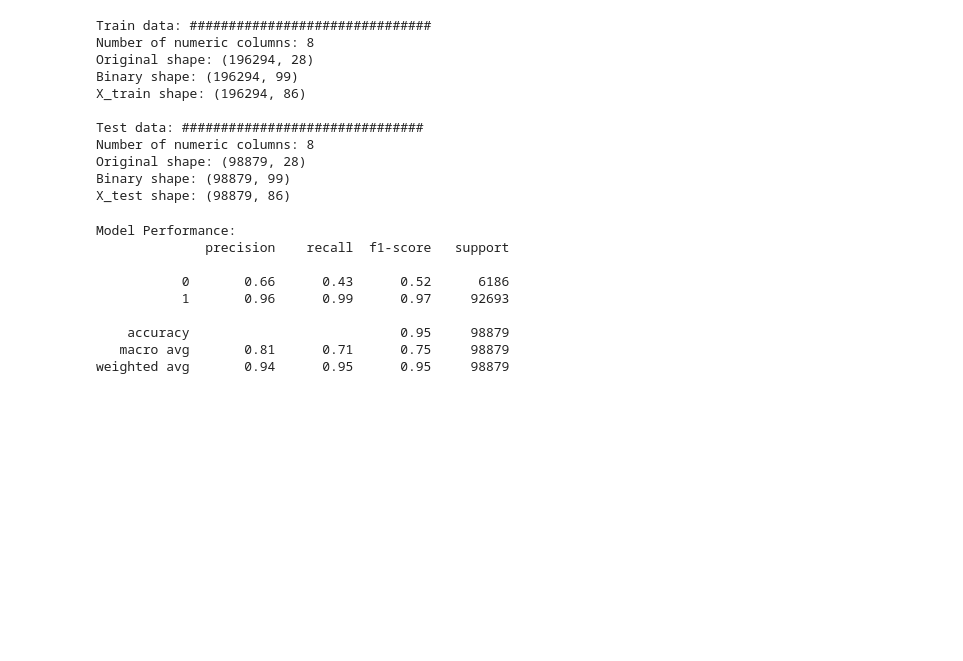
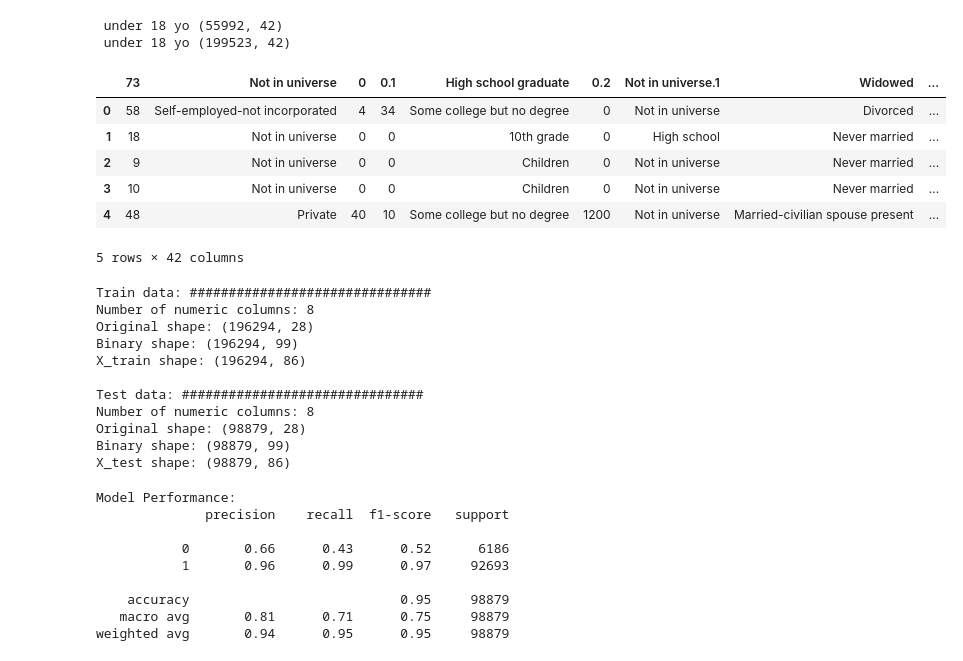
Before and after one commit to Asgharzade/dku_practice, a Jupyter notebook: archive/Explore-ML-RFC.ipynb, the cells around one changed output. Cells and saved outputs as stored; diff of their text form; code cells hidden in the pictures; blank space fills up the shorter version.

```diff
--- a/Explore-ML-RFC.ipynb
+++ b/archive/Explore-ML-RFC.ipynb
@@ -1,3 +1,24 @@
+# %%
+import pandas as pd
+import json
+with open('data/processing/metadata.json', 'r') as f:
+    definitions = json.load(f)
+df = pd.read_csv('data/raw/census_income_learn.csv', header=None, names=definitions.keys())
+print(f' under 18 yo {df[df['age'] < 18].shape}')
+print(f' under 18 yo {df[~df['age'] < 18].shape}')
+# %% [output]
+ under 18 yo (55992, 42)
+ under 18 yo (199523, 42)
+# %%
+df.head()
+# %% [output]
+|  | 73 | Not in universe | 0 | 0.1 | High school graduate | 0.2 | Not in universe.1 | Widowed | ... |
+| 0 | 58 | Self-employed-not incorporated | 4 | 34 | Some college but no degree | 0 | Not in universe | Divorced | ... |
+| 1 | 18 | Not in universe | 0 | 0 | 10th grade | 0 | High school | Never married | ... |
+| 2 | 9 | Not in universe | 0 | 0 | Children | 0 | Not in universe | Never married | ... |
+| 3 | 10 | Not in universe | 0 | 0 | Children | 0 | Not in universe | Never married | ... |
+| 4 | 48 | Private | 40 | 10 | Some college but no degree | 1200 | Not in universe | Married-civilian spouse present | ... |
+5 rows × 42 columns
 # %%
 import pandas as pd
 import numpy as np
```
Also changed, not shown: 13 other files.
